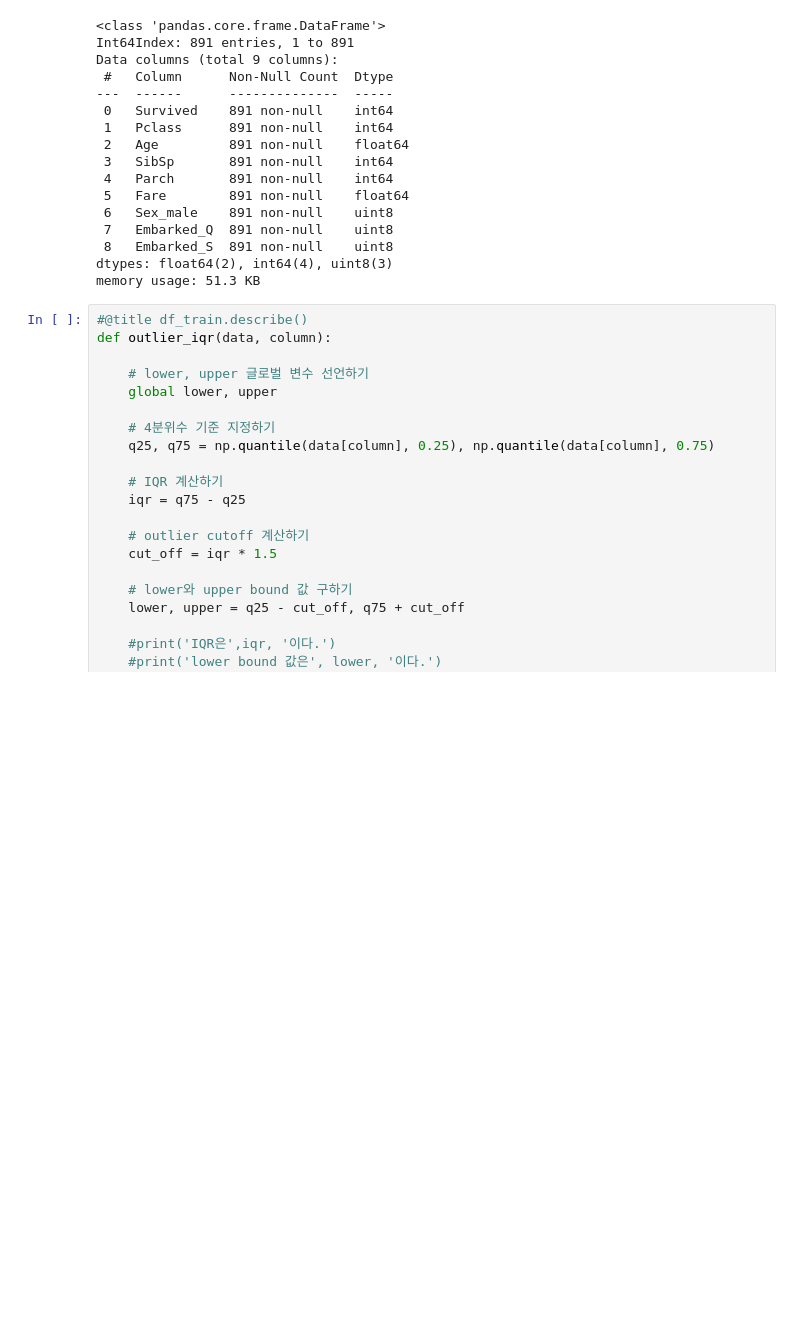
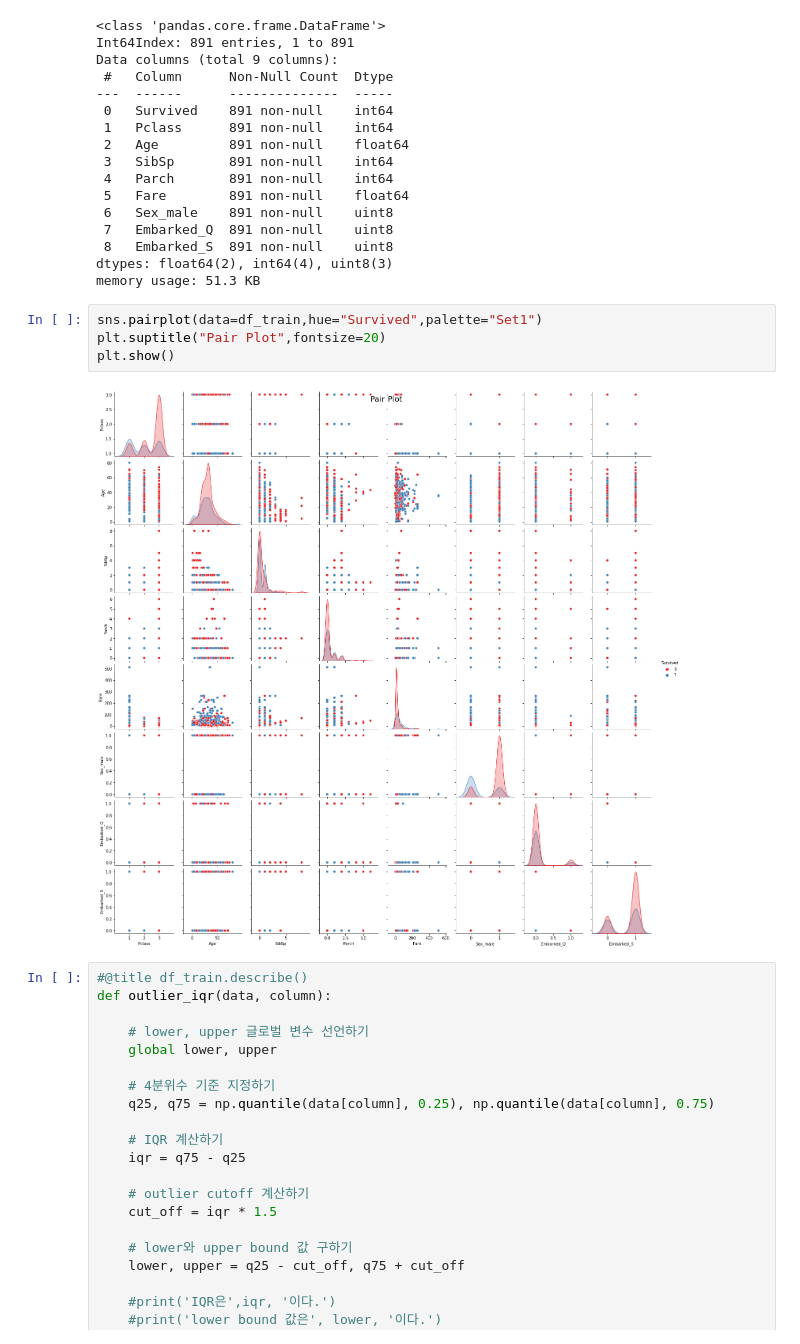
Before and after one commit to dorae222/Encore_bigdata_5, a Jupyter notebook: ML_DL/2022-11-09-[ML] KNN2.ipynb, the cells around one changed output. Saved outputs shown, nothing was run; the diff lists cells and outputs as text; blank space fills up the shorter version.

```diff
--- a/ML_DL/2022-11-09-[ML] KNN2.ipynb
+++ b/ML_DL/2022-11-09-[ML] KNN2.ipynb
@@ -129,6 +141,12 @@ Data columns (total 9 columns):
  8   Embarked_S  891 non-null    uint8
 dtypes: float64(2), int64(4), uint8(3)
 memory usage: 51.3 KB
+# %%
+sns.pairplot(data=df_train,hue="Survived",palette="Set1")
+plt.suptitle("Pair Plot",fontsize=20)
+plt.show()
+# %% [output]
+[figure, added]
 # %%
 #@title df_train.describe()
 def outlier_iqr(data, column):
```
Also changed, not shown: parts of 19 cells of this notebook, 10 other files.
